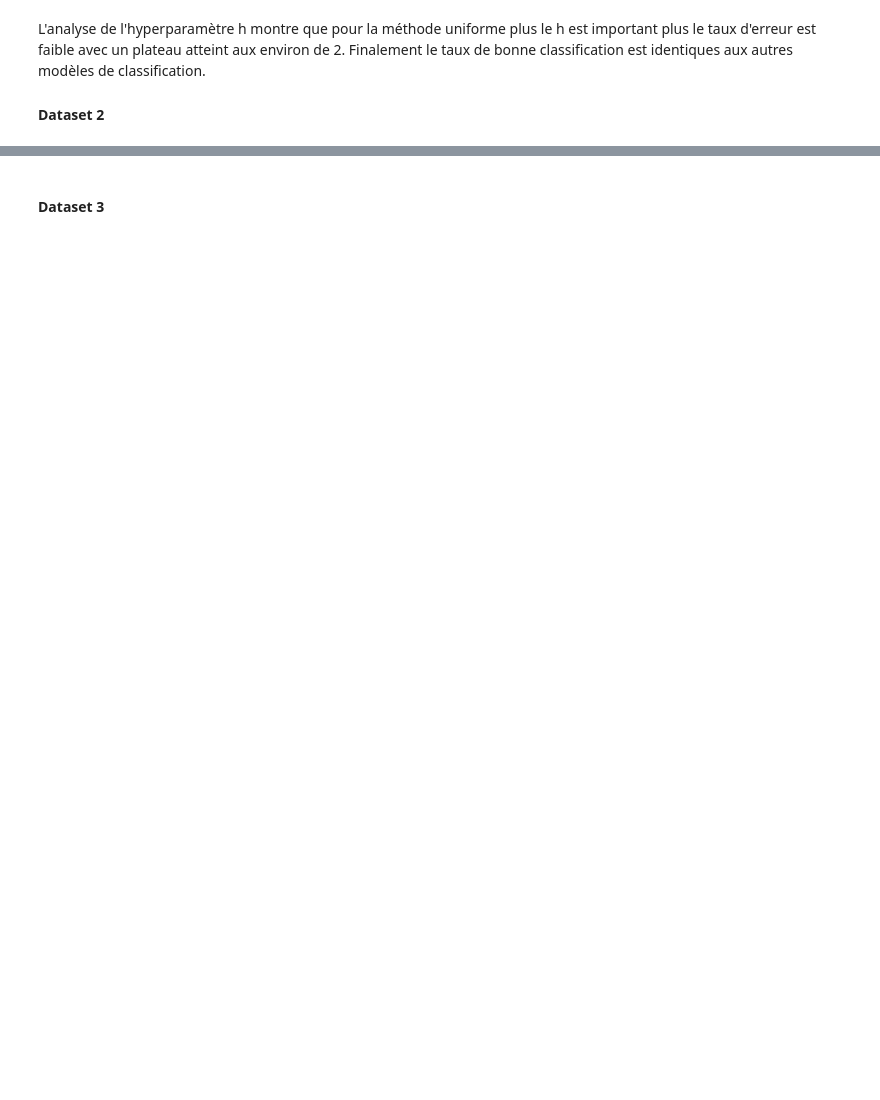
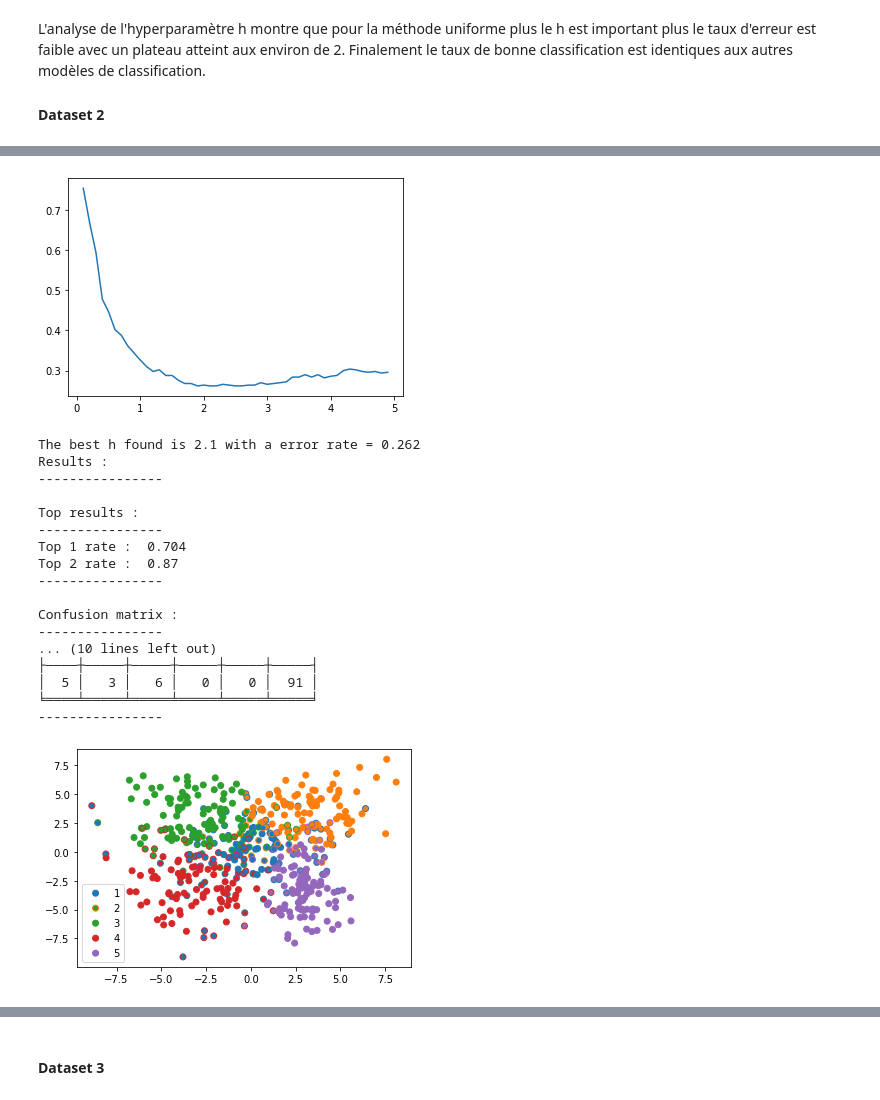
Before and after one commit to RudolphDev/machine_learning, a Jupyter notebook: analysis.ipynb, the cells around one changed output, grey strips where cells are left out. Saved outputs shown, nothing was run; the diff lists cells and outputs as text; code cells hidden in the pictures; blank space fills up the shorter version.

```diff
--- a/analysis.ipynb
+++ b/analysis.ipynb
@@ -250,0 +295,28 @@ L'analyse de l'hyperparamètre h montre que pour la méthode uniforme plus le h
+# %%
+parzen = ParzenModel()
+h_list = np.arange(0.1, 5, 0.1)
+parzen.method = "uniform"
+parzen.get_h_cross_validation(split_data_tp3_app, h_list, 5)
+parzen.compute_parzen(split_data_tp3_app, split_data_tp3_dec)
+parzen.print_model_result()
+parzen.plot_test_data()
+# %% [output]
+[figure, added]
+The best h found is 2.1 with a error rate = 0.262
+Results :
+----------------
+
+Top results :
+----------------
+Top 1 rate :  0.704
+Top 2 rate :  0.87
+----------------
+
+Confusion matrix :
+----------------
+... (10 lines left out)
+├────┼─────┼─────┼─────┼─────┼─────┤
+│  5 │   3 │   6 │   0 │   0 │  91 │
+╘════╧═════╧═════╧═════╧═════╧═════╛
+----------------
+[figure, added]
```
Also changed, not shown: parts of 10 cells of this notebook, 1 other file.
